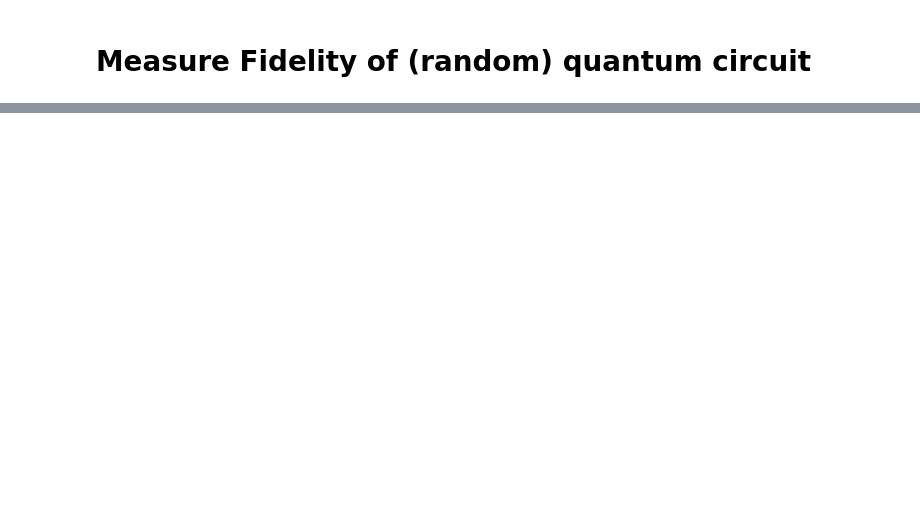
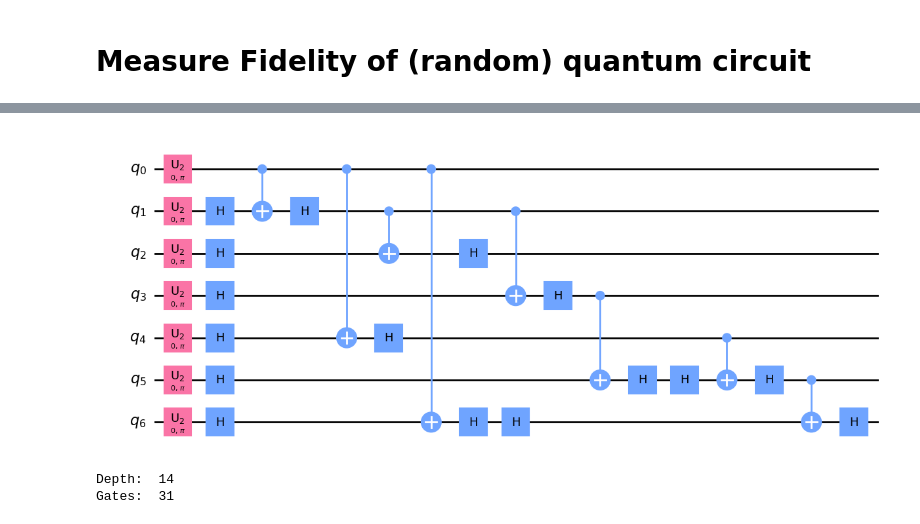
Before and after one commit to MarcMaussner/quantum_playground, a Jupyter notebook: 2023_world_of_quantum/Clifford_Barrier_Fidelity.ipynb, the cells around one changed output, grey strips where cells are left out. Cells and saved outputs as stored; diff of their text form; code cells hidden in the pictures; blank space fills up the shorter version.

```diff
--- a/2023_world_of_quantum/Clifford_Barrier_Fidelity.ipynb
+++ b/2023_world_of_quantum/Clifford_Barrier_Fidelity.ipynb
@@ -50,0 +76,26 @@ plot_histogram(counts)
+# %%
+# create Graphstate (example clifford) circuit
+from qiskit.circuit.library import GraphState
+
+num_qubits = 7
+
+# adjacency matrix for `ibmq_casablanca`
+adjmat = [
+    [0, 1, 0, 0, 1, 0, 1],
+    [1, 0, 1, 1, 0, 0, 0],
+    [0, 1, 0, 0, 0, 0, 0],
+    [0, 1, 0, 0, 0, 1, 0],
+    [1, 0, 0, 0, 0, 1, 0],
+    [0, 0, 0, 1, 1, 0, 1],
+    [1, 0, 0, 0, 0, 1, 0]]
+graph_state_circuit = GraphState(adjmat)
+graph_state_circuit.decompose().decompose().draw('mpl')
+# %% [output]
+[figure, added]
+# %%
+# information about graph_state_circuit
+print("Depth: ", graph_state_circuit.decompose().decompose().depth())
+print("Gates: ", graph_state_circuit.decompose().decompose().size())
+# %% [output]
+Depth:  14
+Gates:  31
```
Also changed, not shown: parts of 20 cells of this notebook.
